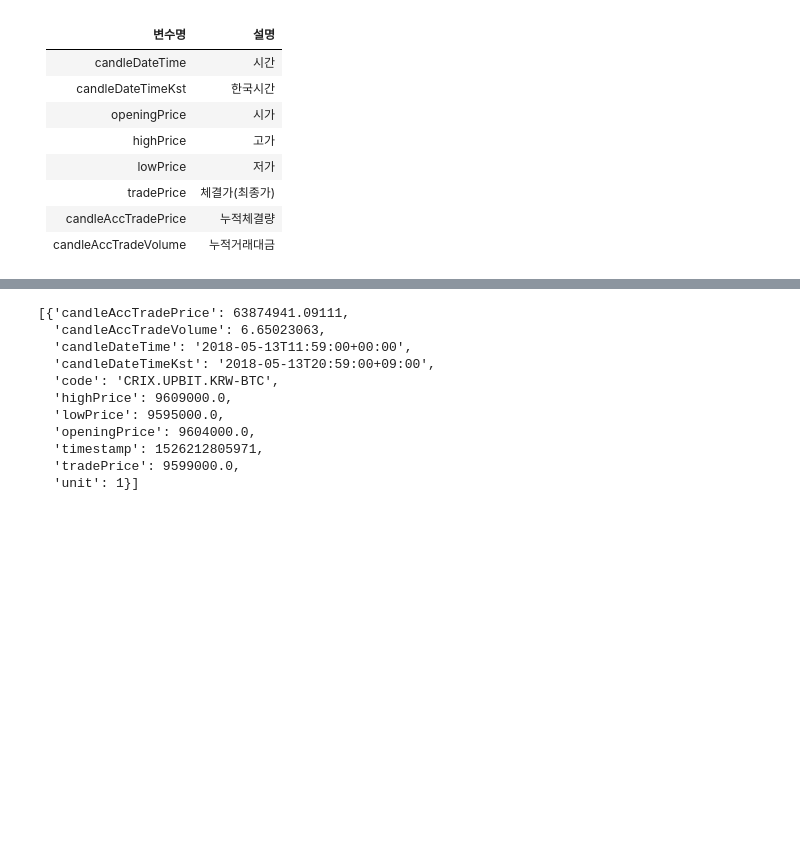
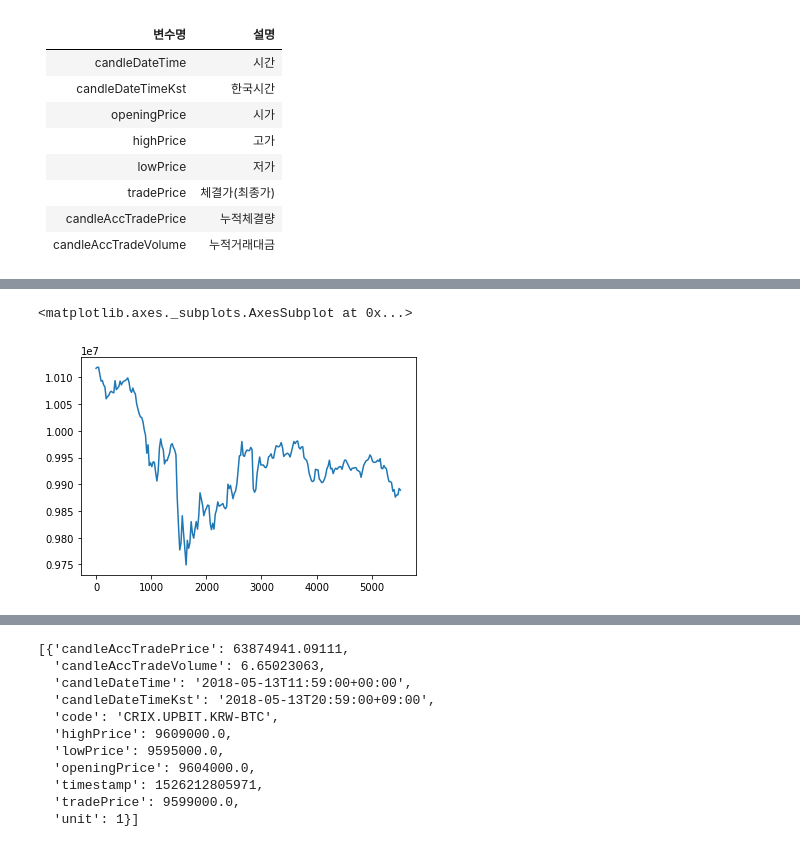
Before and after one commit to dedert/bcdp, a Jupyter notebook: upbit/UPBIT.ipynb, the cells around one changed output, grey strips where cells are left out. Saved outputs shown, nothing was run; the diff lists cells and outputs as text; code cells hidden in the pictures; blank space fills up the shorter version.

```diff
--- a/upbit/UPBIT.ipynb
+++ b/upbit/UPBIT.ipynb
@@ -90,0 +113,3 @@ df.head()
+# %%
+df_btc = df[df['code'] == 'CRIX.UPBIT.KRW-BTC']
+df_btc.shape
@@ -91,3 +133,8 @@ df.head()
+# %%
+df_btc['tradePrice'].plot()
+# %% [output]
+<matplotlib.axes._subplots.AxesSubplot at 0x...>
+[figure, added]
 # %%
 df['tradePrice'].plot()
 # %% [output]
```
Also changed, not shown: parts of 19 cells of this notebook.
